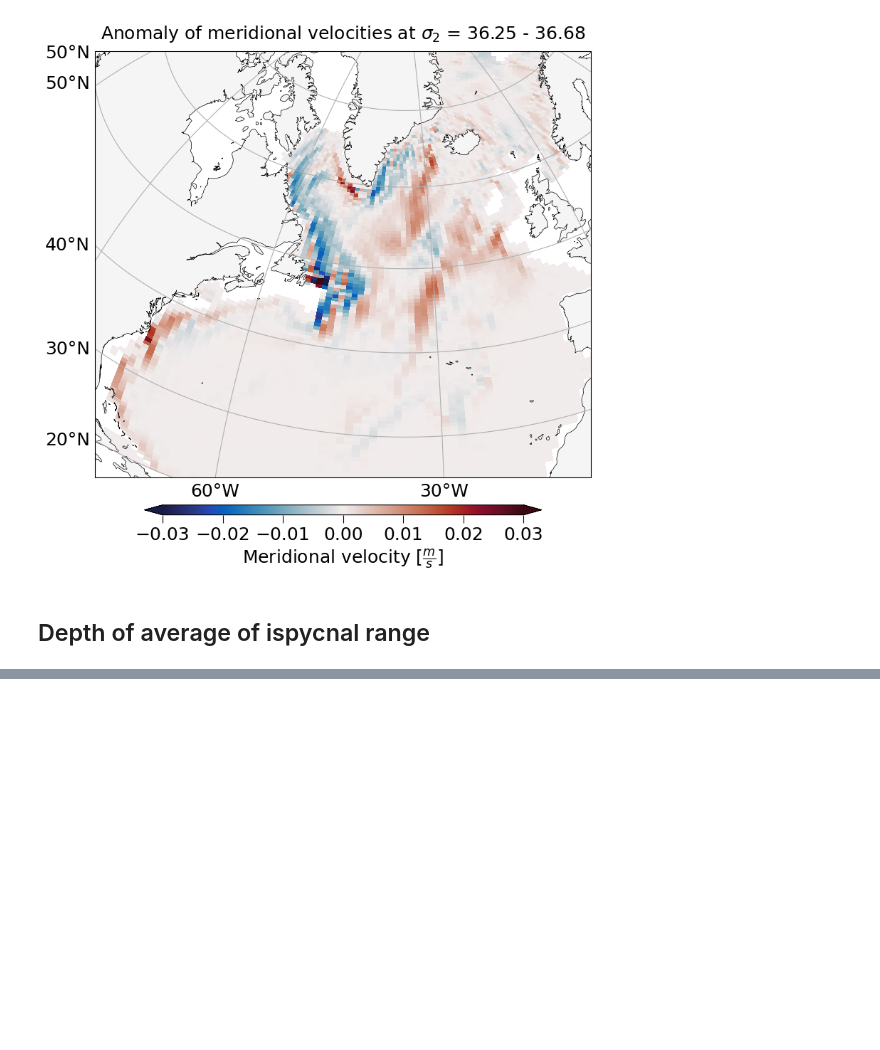
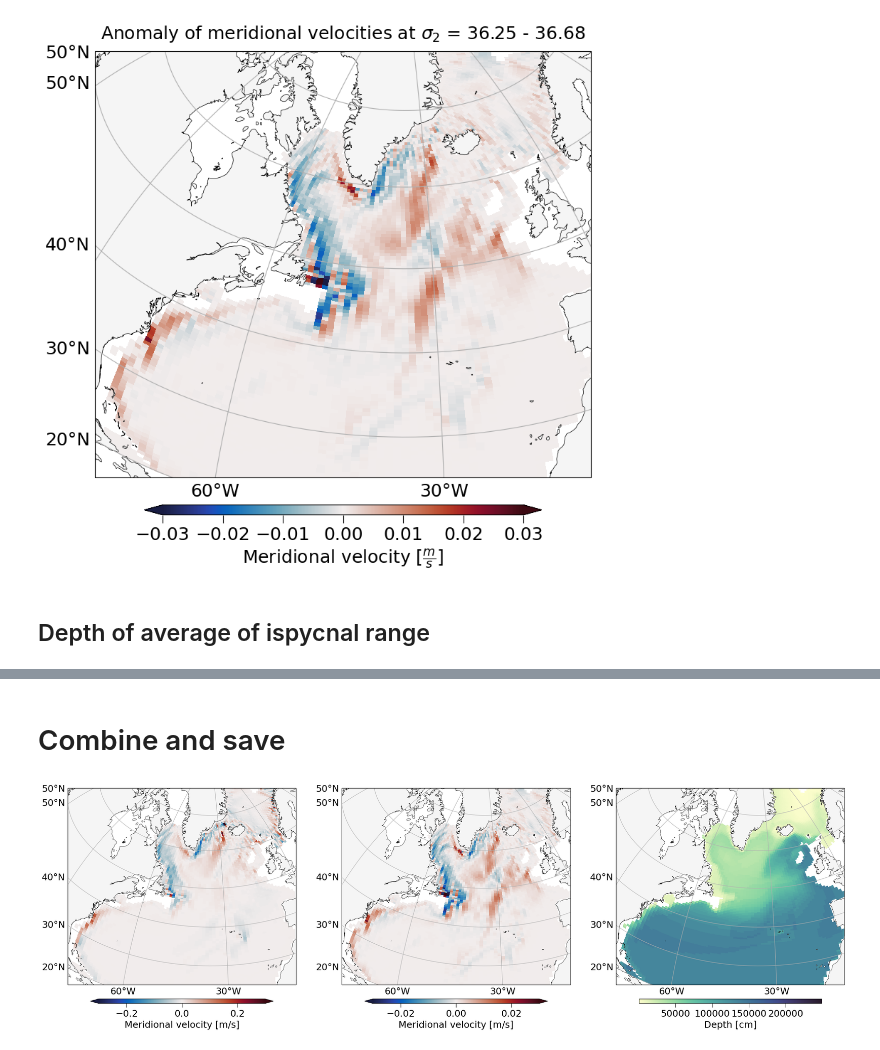
Before and after one commit to inagler/current, a Jupyter notebook: Meridional_velocity.ipynb, the cells around one changed output, grey strips where cells are left out. Saved outputs shown, nothing was run; the diff lists cells and outputs as text; code cells hidden in the pictures; blank space fills up the shorter version.

```diff
--- a/Meridional_velocity.ipynb
+++ b/Meridional_velocity.ipynb
@@ -69,7 +70,7 @@ ds_range_vvel['TLONG'] = xr.where(
     np.logical_or(np.isnan(ds_range_vvel['TLONG']), np.isinf(ds_range_vvel['TLONG']) | np.ma.getmask(ds_range_vvel['TLONG'])),
     replacement_value,
     ds_range_vvel['TLONG'])
-plotting_data = ds_range_vvel.VVEL
+plotting_data1 = ds_range_vvel.VVEL
 # %%
 vmin = -0.3
 vmax = -vmin
@@ -124,7 +125,7 @@ ds_range_vvel['TLONG'] = xr.where(
     np.logical_or(np.isnan(ds_range_vvel['TLONG']), np.isinf(ds_range_vvel['TLONG']) | np.ma.getmask(ds_range_vvel['TLONG'])),
     replacement_value,
     ds_range_vvel['TLONG'])
-plotting_data = ds_range_vvel.VVEL
+plotting_data2 = ds_range_vvel.VVEL
 # %%
 vmin = -0.03
 vmax = -vmin
@@ -214,0 +215,43 @@ ValueError: x and y arguments to pcolormesh cannot have non-finite values or be
+# %% [markdown]
+# Combine and save
+# %%
+# Definer vmin og vmax for hvert plot
+vmin1, vmax1 = -0.3, 0.3
+vmin2, vmax2 = -0.03, 0.03
+
+# Velg fargekart og innstillinger for fargekarttittelen (cbar_kwargs)
+cbar_kwargs1 = {'orientation': 'horizontal', 'shrink': 0.8, 'aspect': 40, 'label': 'Meridional velocity [m/s]', 'pad': 0.05}
+cbar_kwargs2 = {'orientation': 'horizontal', 'shrink': 0.8, 'aspect': 40, 'label': 'Depth [cm]', 'pad': 0.05}
+labelsize = 18
+
+# Lag subplot med riktig projeksjon
+fig, axs = plt.subplots(1, 3, figsize=(27, 10), subplot_kw={'projection': ccrs.Orthographic(central_latitude=40, central_longitude=-35)})
+
+# Definer informasjon om plotting for hvert subplot
+plotting_data = [plotting_data1, plotting_data2, plotting_data3]
+plotting_options = [
+    (vmin1, vmax1, cmo.balance, 'Climatology of meridional velocities at σ2 = 36.25 - 36.68', cbar_kwargs1),
+    (vmin2, vmax2, cmo.balance, 'Anomaly of meridional velocities at σ2 = 36.25 - 36.68', cbar_kwargs1),
+    (None, None, cmo.deep, 'Mean depth of Isopycnal Range', cbar_kwargs2)
+]
+
+# Plot hver pcolormesh med tilhørende datasett og innstillinger
+for ax, data, (vmin, vmax, cmap, title, cbar_kwargs) in zip(axs, plotting_data, plotting_options):
+    ax.set_extent([-80, -10, 25, 75], crs=ccrs.PlateCarree())
+    pc = data.plot.pcolormesh(ax=ax, transform=ccrs.PlateCarree(), x='TLONG', y='TLAT', cbar_kwargs=cbar_kwargs, cmap=cmap, vmin=vmin, vmax=vmax)
+
+    pc.colorbar.ax.xaxis.label.set_size(labelsize)
+    pc.colorbar.ax.tick_params(axis='x', labelsize=labelsize, size=8)
+    ax.tick_params(axis='both', which='both', labelsize=labelsize, size=6)
+    gl = ax.gridlines(draw_labels=True)
+    gl.right_labels = False
+    gl.top_labels = False
+    gl.xlabel_style = {'size': labelsize}
+    gl.ylabel_style = {'size': labelsize}
+    ax.add_feature(nature_coast)  # Husk å erstatte 'nature_coast' med faktisk kode for å legge til kystlinjer om nødvendig
+    #ax.set_title(title, fontsize=labelsize)
+
+plt.show()
+#plt.savefig(os.path.expanduser('~/phase1_CONDA/results/') + 'Figure4.png', bbox_inches='tight', dpi=300)
+# %% [output]
+[figure, added]
```
Also changed, not shown: parts of 8 cells of this notebook, 33 other files.
